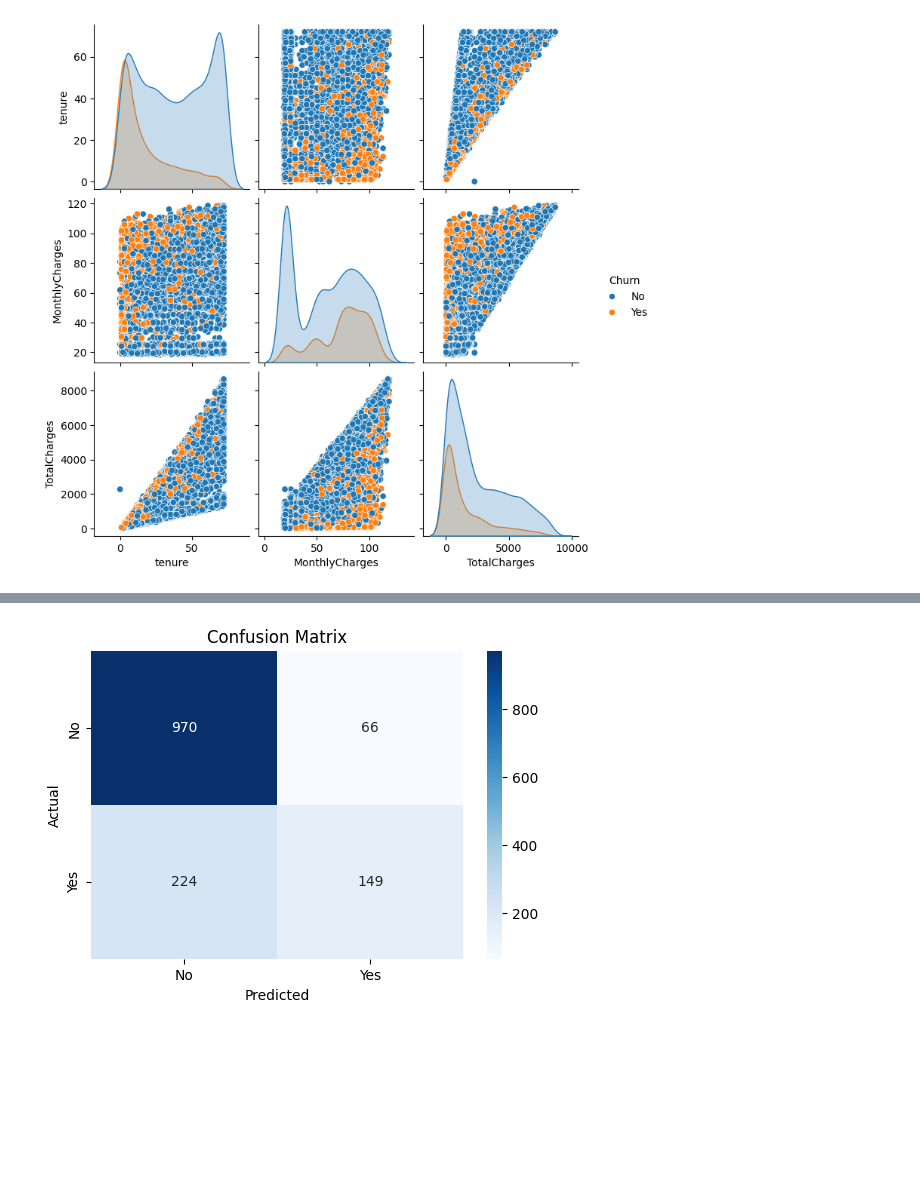
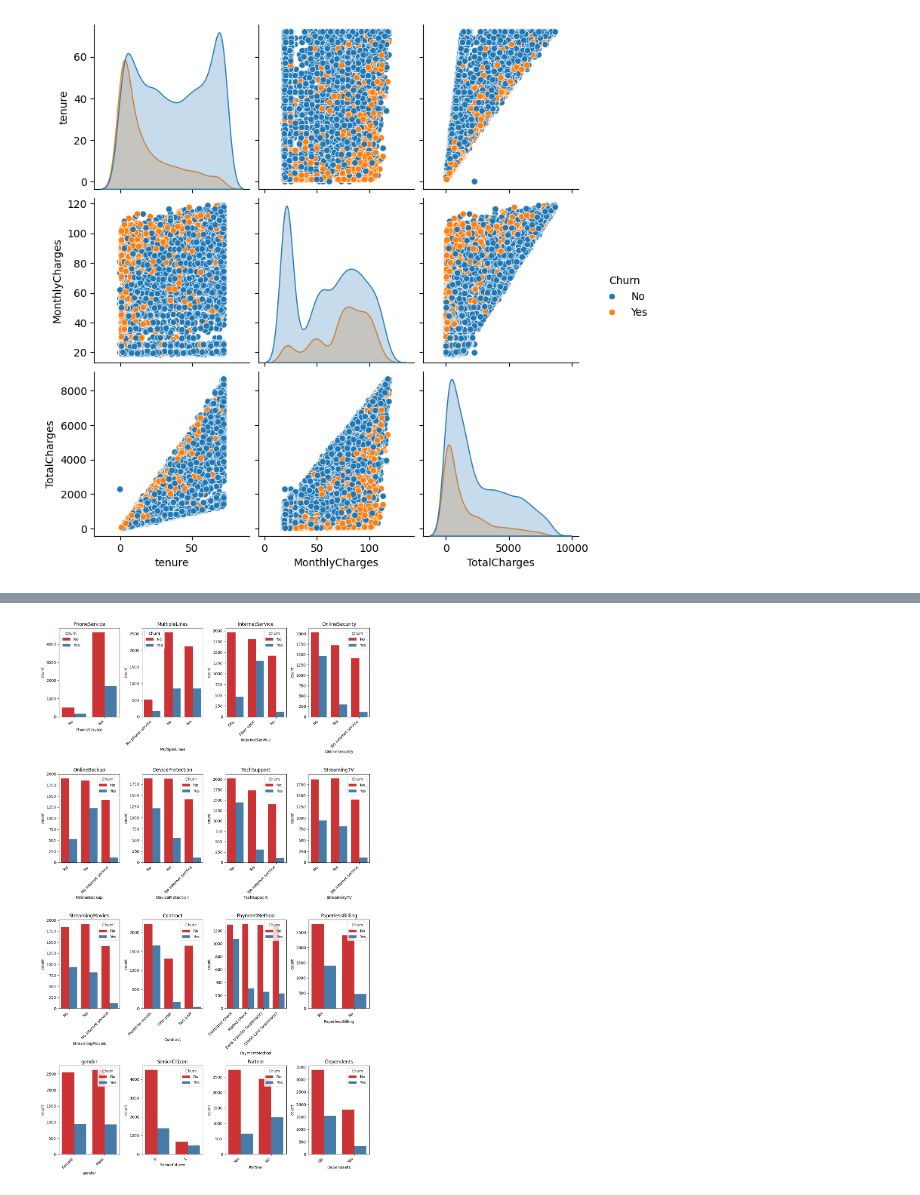
Before and after one commit to HuzaifaAliBaig/Data-Science-Labs, a Jupyter notebook: Theory/Assignment 1/process.ipynb, the cells around one changed output, grey strips where cells are left out. Drawn from its saved outputs; the diff is of its cells as text; code cells hidden in the pictures; blank space fills up the shorter version.

```diff
--- a/Theory/Assignment 1/process.ipynb
+++ b/Theory/Assignment 1/process.ipynb
@@ -90,13 +77,3 @@ sns.pairplot(data, vars=['tenure', 'MonthlyCharges', 'TotalCharges'], hue='Churn
 plt.show()
 # %% [output]
 [figure]
-# %%
-categorical_columns = ['PhoneService', 'MultipleLines', 'InternetService', 'OnlineSecurity', 'OnlineBackup',
-                       'DeviceProtection', 'TechSupport', 'StreamingTV', 'StreamingMovies', 'Contract',
-                       'PaymentMethod', 'PaperlessBilling', 'gender', 'SeniorCitizen', 'Partner', 'Dependents']
-
-for column in categorical_columns:
-    plt.figure(figsize=(5, 2))
-    sns.countplot(x=column, hue='Churn', data=data)
-    plt.xticks(rotation=45)
-    plt.show()
@@ -117,7 +79,0 @@ for column in categorical_columns:
-# %%
-label_encoders = {}
-categorical_columns = ['gender', 'Partner', 'Dependents', 'PhoneService', 'MultipleLines', 'InternetService', 'OnlineSecurity', 'Churn']
-
-for column in categorical_columns:
-    label_encoders[column] = LabelEncoder()
-    data[column] = label_encoders[column].fit_transform(data[column])
@@ -161,10 +80,24 @@ plt.show()
-# %%
-conf_matrix = confusion_matrix(y_test, predictions)
-plt.figure(figsize=(6, 4))
-sns.heatmap(conf_matrix, annot=True, fmt='d', cmap='Blues', xticklabels=['No', 'Yes'], yticklabels=['No', 'Yes'])
-plt.xlabel('Predicted')
-plt.ylabel('Actual')
-plt.title('Confusion Matrix')
-plt.show()
-# %% [output]
-[figure, removed]
+# %%
+categories = ['PhoneService', 'MultipleLines', 'InternetService', 'OnlineSecurity', 'OnlineBackup',
+                       'DeviceProtection', 'TechSupport', 'StreamingTV', 'StreamingMovies', 'Contract',
+                       'PaymentMethod', 'PaperlessBilling', 'gender', 'SeniorCitizen', 'Partner', 'Dependents']
+
+rows = len(categories)
+col = 4
+full_rows = rows // col
+last_rows = rows % col
+
+fig, axes = plt.subplots(full_rows + (1 if last_rows > 0 else 0), col, figsize=(12, 5 * (full_rows + (1 if last_rows > 0 else 0))))
+
+axes = axes.flatten()
+for i, column in enumerate(categories):
+    if i < rows:
+        sns.countplot(x=column, hue='Churn', data=data, ax=axes[i], palette='Set1')
+        axes[i].set_xticks(np.arange(len(data[column].unique())))
+        axes[i].set_xticklabels(data[column].unique(), rotation=45, ha='right')
+        axes[i].set_title(column)
+
+plt.tight_layout()
+plt.show()
+# %% [output]
+[figure, added]
```
Also changed, not shown: parts of 17 cells of this notebook.
